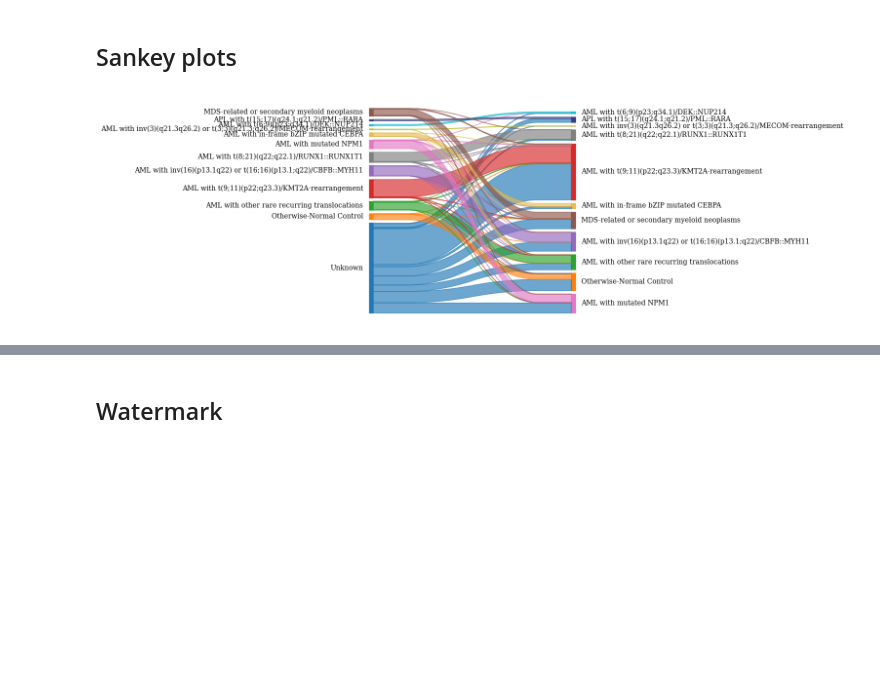
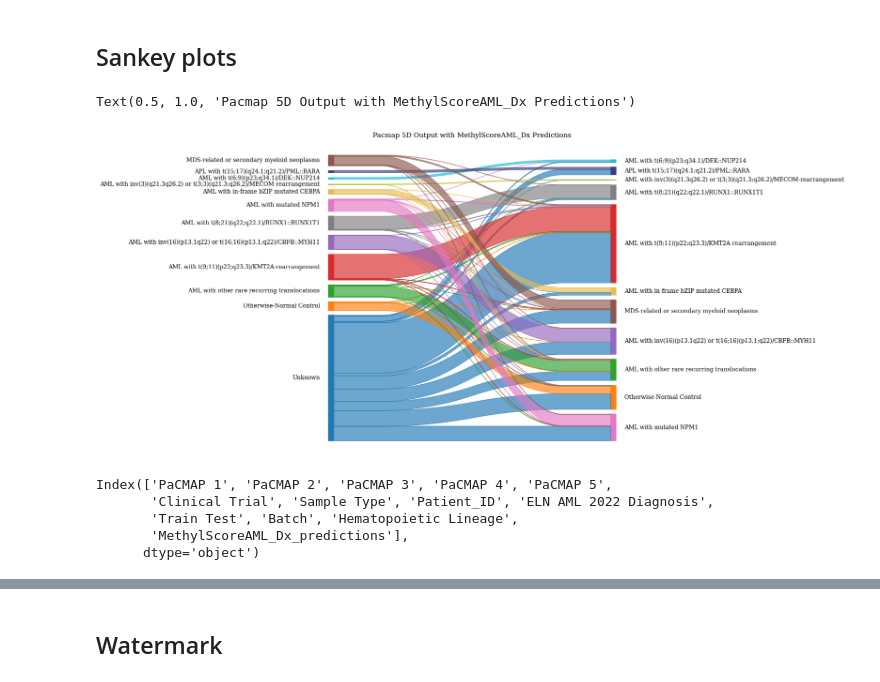
Before and after one commit to f-marchi/ALMA, a Jupyter notebook: 6_Sankey_Plots.ipynb, the cells around one changed output, grey strips where cells are left out. Drawn from its saved outputs; the diff is of its cells as text; code cells hidden in the pictures; blank space fills up the shorter version.

Commit message:
update classifier and sankey plots

```diff
--- a/6_Sankey_Plots.ipynb
+++ b/6_Sankey_Plots.ipynb
@@ -37,14 +37,25 @@ df = df.fillna('Unknown')
 # %%
 import pySankey
 import matplotlib.pyplot as plt
 from source.pacmap_functions import *
 colors = get_custom_color_palette()
 
 # make dictionary of colors with keys as class names
 color_dict = {}
 for i in range(len(df['ELN AML 2022 Diagnosis'].unique())):
     color_dict[df['ELN AML 2022 Diagnosis'].unique()[i]] = colors[i]
-pySankey.sankey(df['ELN AML 2022 Diagnosis'],df['MethylScoreAML_Dx_predictions'], aspect=20, colorDict=color_dict, fontsize=10)
-plt.gcf().set_size_inches(6,6)
+pySankey.sankey(left = df['ELN AML 2022 Diagnosis'],right = df['MethylScoreAML_Dx_predictions'], aspect=20, colorDict=color_dict, fontsize=10)
+plt.gcf().set_size_inches(10,10)
+# add title
+plt.title('Pacmap 5D Output with MethylScoreAML_Dx Predictions', fontsize=12)
 # %% [output]
+Text(0.5, 1.0, 'Pacmap 5D Output with MethylScoreAML_Dx Predictions')
-[figure, old version]
+[figure, new version]
+# %%
+df.columns
+# %% [output]
+Index(['PaCMAP 1', 'PaCMAP 2', 'PaCMAP 3', 'PaCMAP 4', 'PaCMAP 5',
+       'Clinical Trial', 'Sample Type', 'Patient_ID', 'ELN AML 2022 Diagnosis',
+       'Train Test', 'Batch', 'Hematopoietic Lineage',
+       'MethylScoreAML_Dx_predictions'],
+      dtype='object')
```
Also changed, not shown: parts of 2 cells of this notebook, 26 other files.
